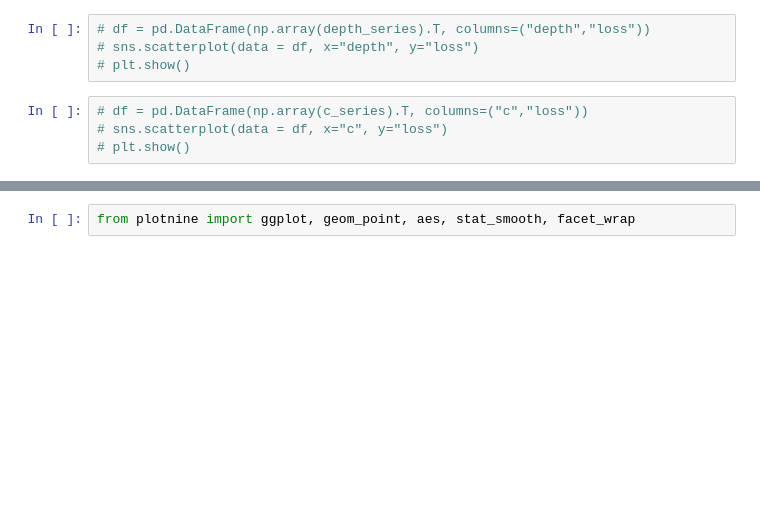
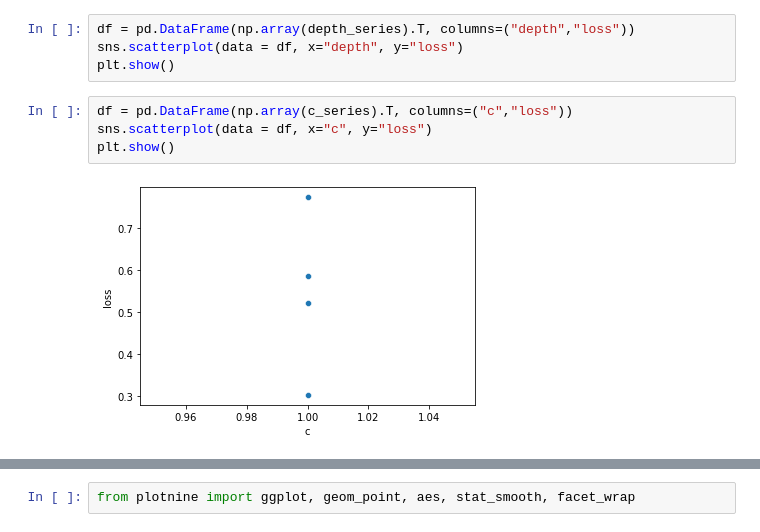
Before and after one commit to goldfrank/tma-adp-base, a Jupyter notebook: src/process_results.ipynb, the cells around one changed output, grey strips where cells are left out. Drawn from its saved outputs; the diff is of its cells as text; blank space fills up the shorter version.

```diff
--- a/src/process_results.ipynb
+++ b/src/process_results.ipynb
@@ -142,11 +179,13 @@ for m in M:
 # %%
-# df = pd.DataFrame(np.array(depth_series).T, columns=("depth","loss"))
-# sns.scatterplot(data = df, x="depth", y="loss")
-# plt.show()
+df = pd.DataFrame(np.array(depth_series).T, columns=("depth","loss"))
+sns.scatterplot(data = df, x="depth", y="loss")
+plt.show()
 # %%
-# df = pd.DataFrame(np.array(c_series).T, columns=("c","loss"))
-# sns.scatterplot(data = df, x="c", y="loss")
-# plt.show()
+df = pd.DataFrame(np.array(c_series).T, columns=("c","loss"))
+sns.scatterplot(data = df, x="c", y="loss")
+plt.show()
+# %% [output]
+[figure, added]
 # %%
 df = pd.DataFrame(np.array(lambda_series).T, columns=("lambda","loss"))
 sns.scatterplot(data = df, x="lambda", y="loss")
```
Also changed, not shown: parts of 12 cells of this notebook, 14 other files.
